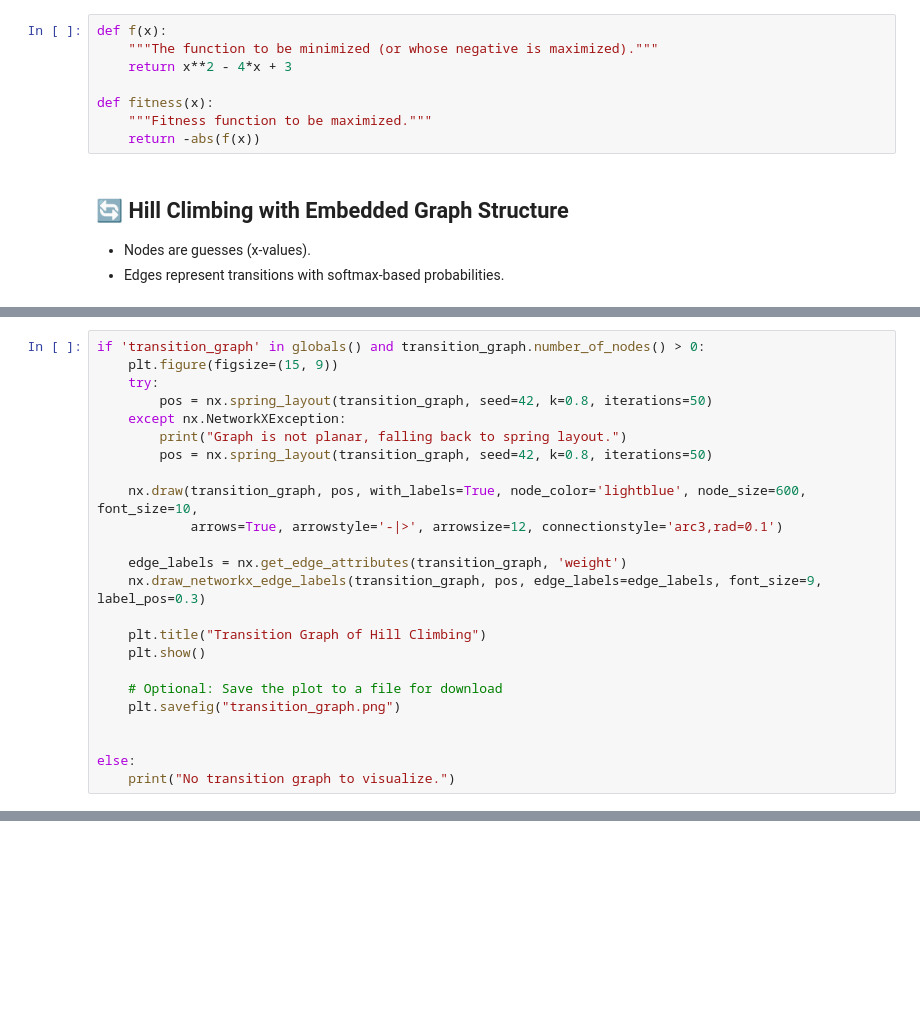
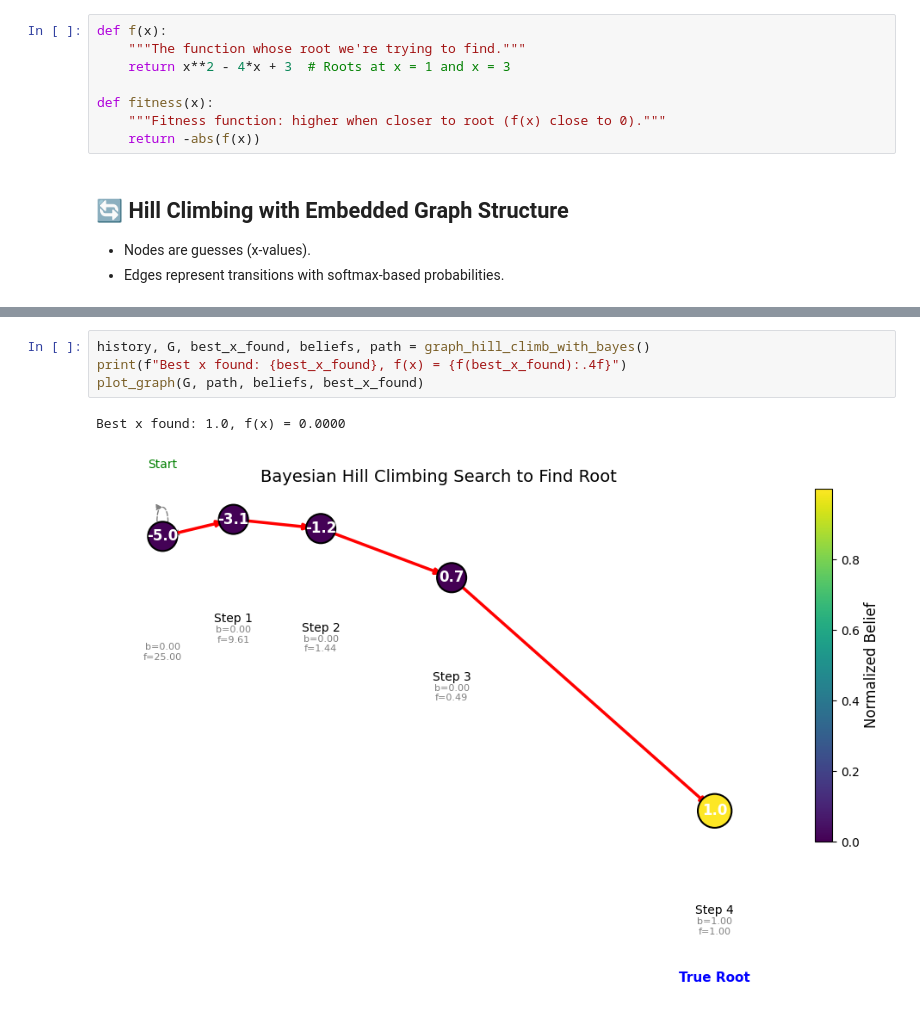
Before and after one commit to NathanielGetachew/NathanielGetachew, a Jupyter notebook: Bayesian_Hill_Climbing_with_Graphs.ipynb, the cells around one changed output, grey strips where cells are left out. Cells and saved outputs as stored; diff of their text form; blank space fills up the shorter version.

```diff
--- a/Bayesian_Hill_Climbing_with_Graphs.ipynb
+++ b/Bayesian_Hill_Climbing_with_Graphs.ipynb
@@ -19,11 +21,11 @@ from collections import Counter
 - Fitness is the negative absolute value of f(x) to guide us toward the root.
 # %%
 def f(x):
-    """The function to be minimized (or whose negative is maximized)."""
-    return x**2 - 4*x + 3
+    """The function whose root we're trying to find."""
+    return x**2 - 4*x + 3  # Roots at x = 1 and x = 3
 
 def fitness(x):
-    """Fitness function to be maximized."""
+    """Fitness function: higher when closer to root (f(x) close to 0)."""
     return -abs(f(x))
 # %% [markdown]
 ## 🔄 Hill Climbing with Embedded Graph Structure
@@ -199,24 +96,0 @@ Number of unique states visited: 33
-# %%
-if 'transition_graph' in globals() and transition_graph.number_of_nodes() > 0:
-    plt.figure(figsize=(15, 9))
-    try:
-        pos = nx.spring_layout(transition_graph, seed=42, k=0.8, iterations=50)
-    except nx.NetworkXException:
-        print("Graph is not planar, falling back to spring layout.")
-        pos = nx.spring_layout(transition_graph, seed=42, k=0.8, iterations=50)
-
-    nx.draw(transition_graph, pos, with_labels=True, node_color='lightblue', node_size=600, font_size=10,
-            arrows=True, arrowstyle='-|>', arrowsize=12, connectionstyle='arc3,rad=0.1')
-
-    edge_labels = nx.get_edge_attributes(transition_graph, 'weight')
-    nx.draw_networkx_edge_labels(transition_graph, pos, edge_labels=edge_labels, font_size=9, label_pos=0.3)
-
-    plt.title("Transition Graph of Hill Climbing")
-    plt.show()
-
-    # Optional: Save the plot to a file for download
-    plt.savefig("transition_graph.png")
-
-
-else:
-    print("No transition graph to visualize.")
@@ -273,0 +162,7 @@ The implemented hill climbing algorithm, combined with the trajectory plot and t
+# %%
+history, G, best_x_found, beliefs, path = graph_hill_climb_with_bayes()
+print(f"Best x found: {best_x_found}, f(x) = {f(best_x_found):.4f}")
+plot_graph(G, path, beliefs, best_x_found)
+# %% [output]
+Best x found: 1.0, f(x) = 0.0000
+[figure, added]
```
Also changed, not shown: parts of 11 cells of this notebook.
